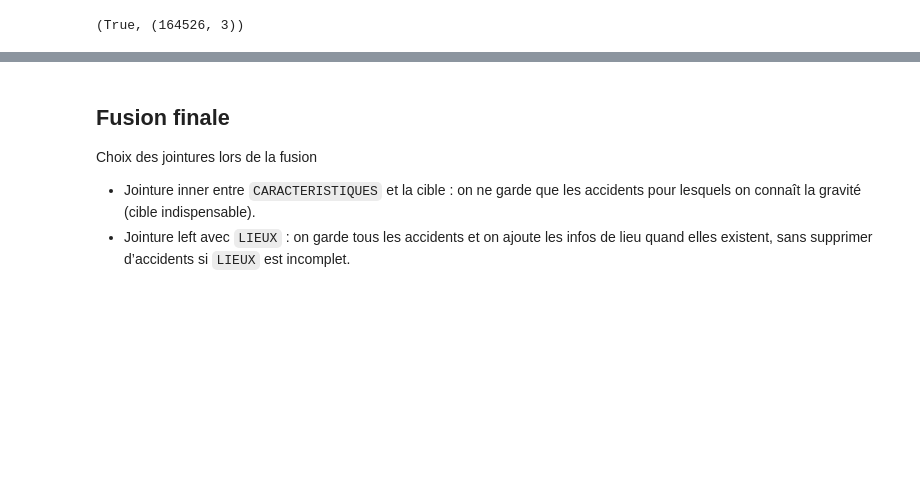
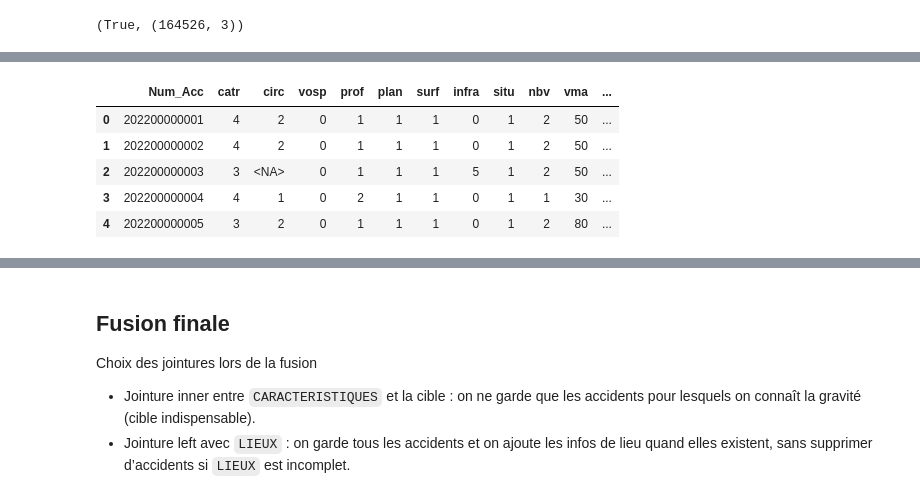
Before and after one commit to Minaanimmina/prediction-gravite-accidents-BAAC-data-docker, a Jupyter notebook: notebooks/02_Data_cleaning.ipynb, the cells around one changed output, grey strips where cells are left out. Saved outputs shown, nothing was run; the diff lists cells and outputs as text; code cells hidden in the pictures; blank space fills up the shorter version.

Commit message:
Correction commentaires notebook 02 + modification règle d'aggrégation table LIEUX

```diff
--- a/notebooks/02_Data_cleaning.ipynb
+++ b/notebooks/02_Data_cleaning.ipynb
@@ -1206,0 +1285,11 @@ df_lieux_acc
+# %%
+# Features décrivant la "complexité" de LIEUX pour un accident
+lieux_complexite = (
+    df_lieux_cleaning
+    .groupby("Num_Acc")
+    .agg(
+        nb_lignes_lieux=("Num_Acc", "size"),                 # combien de lignes LIEUX pour l'accident
+        nb_voies_uniques=("voie", lambda x: x.nunique(dropna=True))  # combien de voies distinctes (hors NA)
+    )
+    .reset_index()
+)
@@ -1206,0 +1311,21 @@ df_lieux_acc
+# %%
+# Agrégation de LIEUX : 1 ligne = 1 accident
+df_lieux_agg = (
+    df_lieux_cleaning
+    .groupby("Num_Acc", as_index=False)
+    .agg(
+        # Variables "catégorielles codées" : on prend la modalité la plus fréquente
+        catr=("catr", safe_mode),
+        circ=("circ", safe_mode),
+        vosp=("vosp", safe_mode),
+        prof=("prof", safe_mode),
+        plan=("plan", safe_mode),
+        surf=("surf", safe_mode),
+        infra=("infra", safe_mode),
+        situ=("situ", safe_mode),
+
+        # Variables "numériques" : on prend un résumé
+        nbv=("nbv", "max"),          # nb total de voies : max = on garde le cas le plus large
+        vma=("vma", "max"),          # vitesse max : max = version "pire cas" / plus rapide
+    )
+)
@@ -1206,0 +1341,15 @@ df_lieux_acc
+# %%
+# On ajoute les variables de complexité (nb de lignes / nb de voies distinctes)
+df_lieux_acc = (
+    df_lieux_agg
+    .merge(lieux_complexite, on="Num_Acc", how="left")
+)
+# %%
+df_lieux_acc.head()
+# %% [output]
+|  | Num_Acc | catr | circ | vosp | prof | plan | surf | infra | situ | nbv | vma | ... |
+| 0 | 202200000001 | 4 | 2 | 0 | 1 | 1 | 1 | 0 | 1 | 2 | 50 | ... |
+| 1 | 202200000002 | 4 | 2 | 0 | 1 | 1 | 1 | 0 | 1 | 2 | 50 | ... |
+| 2 | 202200000003 | 3 | <NA> | 0 | 1 | 1 | 1 | 5 | 1 | 2 | 50 | ... |
+| 3 | 202200000004 | 4 | 1 | 0 | 2 | 1 | 1 | 0 | 1 | 1 | 30 | ... |
+| 4 | 202200000005 | 3 | 2 | 0 | 1 | 1 | 1 | 0 | 1 | 2 | 80 | ... |
```
Also changed, not shown: parts of 50 cells of this notebook, 2 other files.
